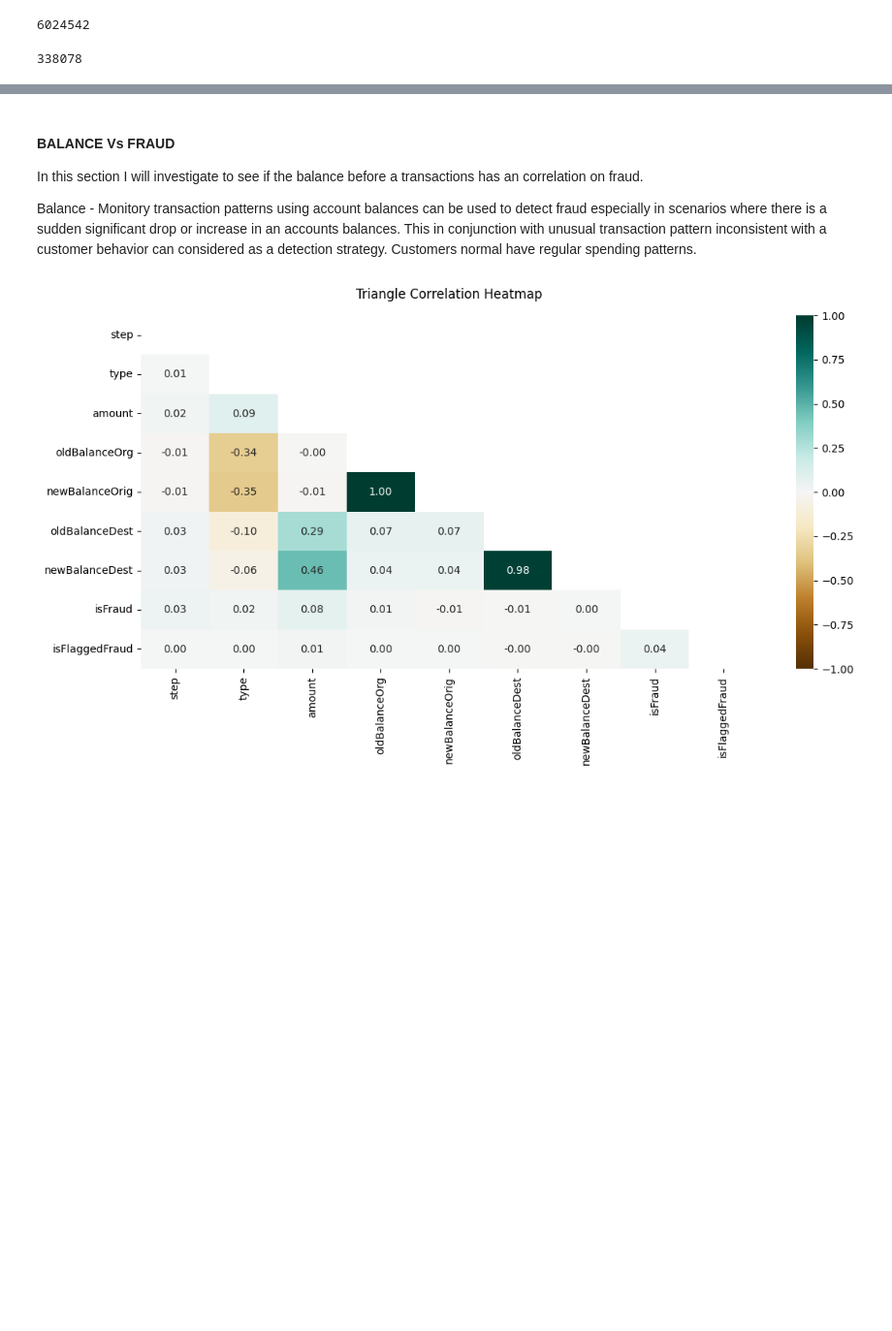
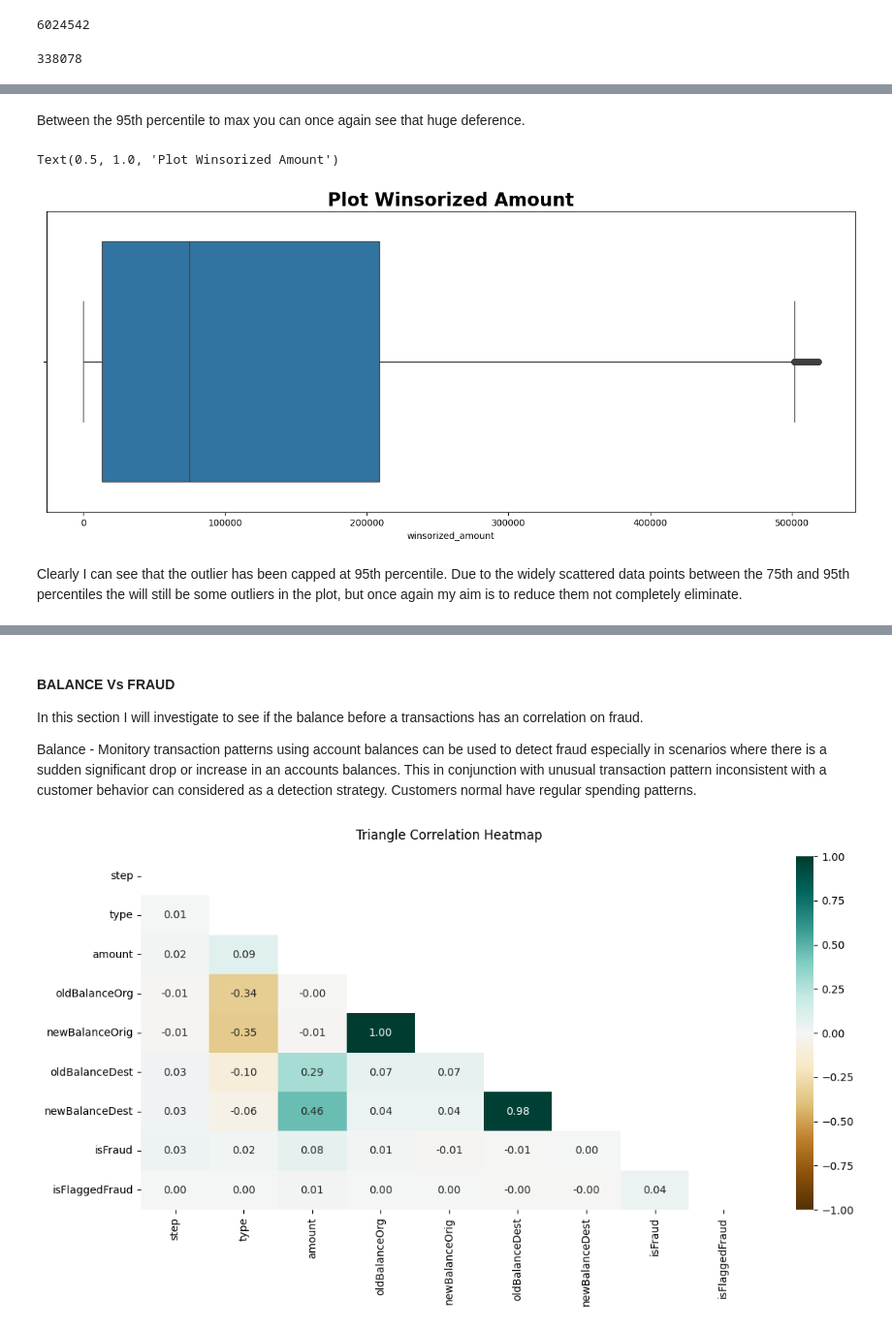
Before and after one commit to spectralcodex/momo-fincrime, a Jupyter notebook: fincrime.ipynb, the cells around one changed output, grey strips where cells are left out. Shown at 97% size. Saved outputs shown, nothing was run; the diff lists cells and outputs as text; code cells hidden in the pictures; blank space fills up the shorter version.

```diff
--- a/fincrime.ipynb
+++ b/fincrime.ipynb
@@ -567,0 +584,2 @@ print(mean, upper_bound)
+# %% [markdown]
+Between the 95th percentile to max you can once again see that huge deference.
@@ -567,0 +589,10 @@ print(mean, upper_bound)
+# %%
+plt.figure(figsize=(16,6))
+sns.boxplot(x=dataset['winsorized_amount'])
+# plt.xlabel('amount')
+plt.title('Plot Winsorized Amount',fontweight="bold", size=20)
+# %% [output]
+Text(0.5, 1.0, 'Plot Winsorized Amount')
+[figure, added]
+# %% [markdown]
+Clearly I can see that the outlier has been capped at 95th percentile. Due to the widely scattered data points between the 75th and 95th percentiles the will still be some outliers in the plot, but once again my aim is to reduce them not completely eliminate.
```
Also changed, not shown: parts of 42 cells of this notebook.
